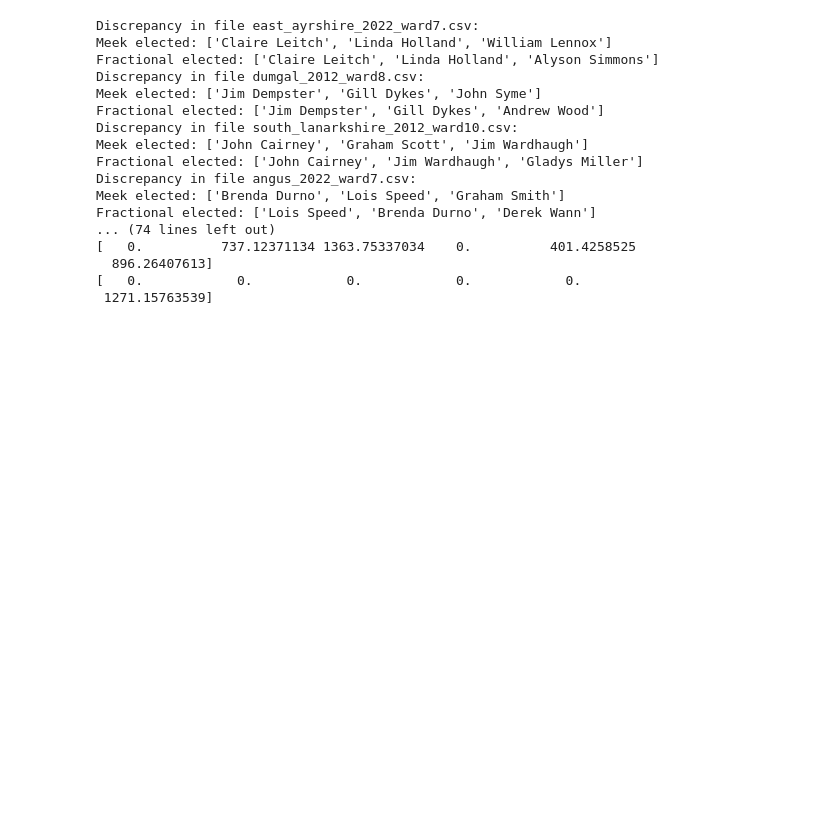
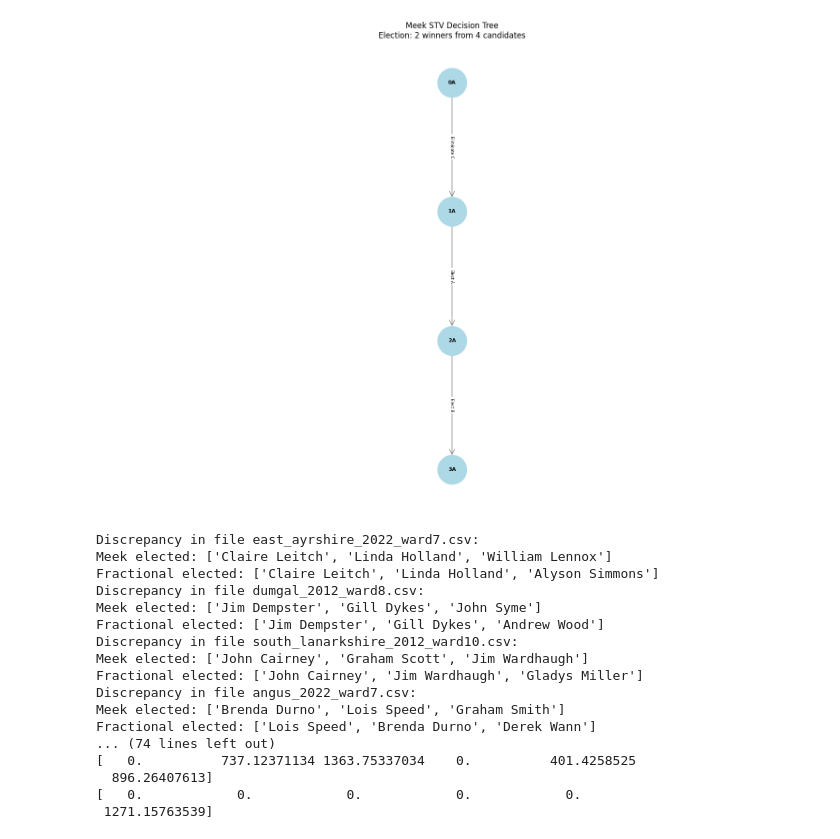
Before and after one commit to EdouardHeitzmann/3.3.0-MeekSTV, a Jupyter notebook: active_work.ipynb, the cells around one changed output. Saved outputs shown, nothing was run; the diff lists cells and outputs as text; code cells hidden in the pictures; blank space fills up the shorter version.

```diff
--- a/active_work.ipynb
+++ b/active_work.ipynb
@@ -138,0 +507,5 @@ New winners: [1]
+# %%
+# Test with 2 winners to see if graph continues past first winner
+test_graph = MeekGraph(deg2_profile, m=2, auditable_margins_per_deg=[0.01, 0.01, 0.01, 0.01])
+print("Tree construction completed!")
+test_graph.print_analysis()
@@ -139,3 +532,8 @@ New winners: [1]
+# %%
+# Visualize the tree with new node IDs and custom node size
+test_graph.plot_tree(label_nodes=True, label_edges=True, node_size=2000)
+# %% [output]
+[figure, added]
 # %%
 from votekit.cvr_loaders import load_scottish
 from votekit.elections import FastSTV
```
Also changed, not shown: parts of 20 cells of this notebook, 11 other files.
